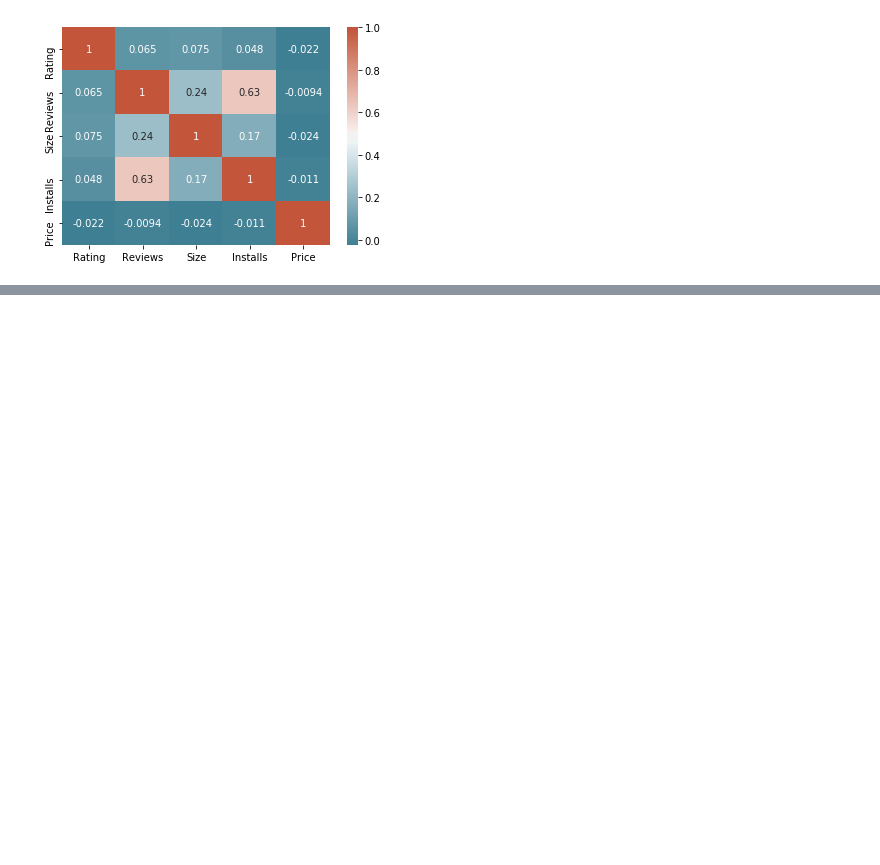
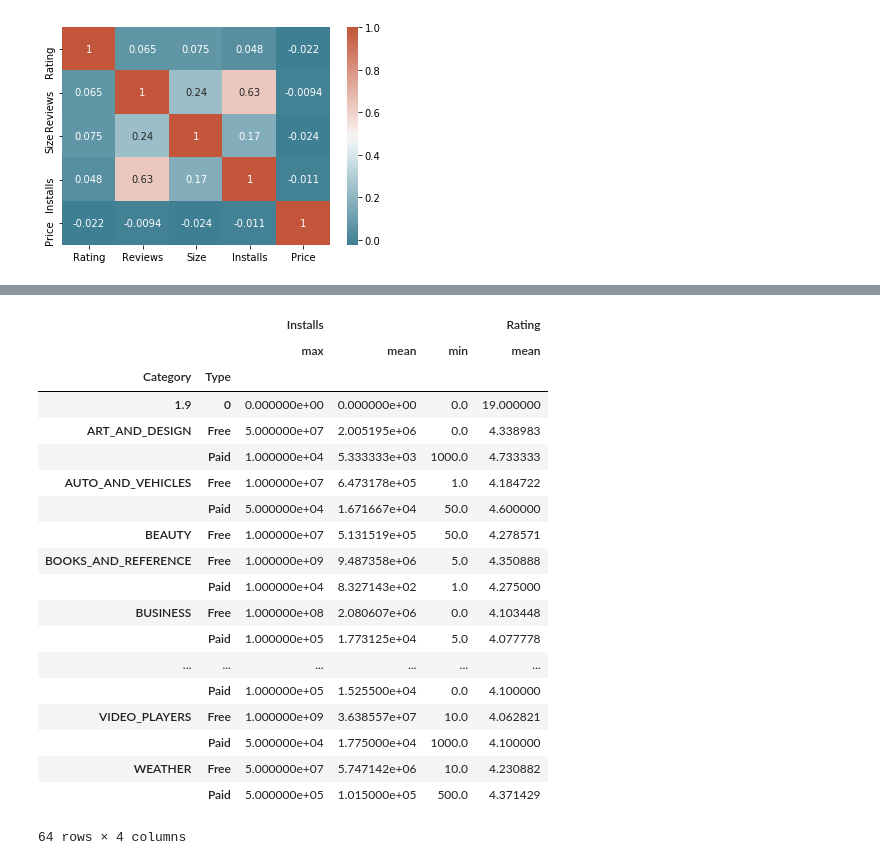
Before and after one commit to hector-moreno/datamad0119, a Jupyter notebook: module-1/pipelines-project/your-code/data/pipeline_steps.ipynb, the cells around one changed output, grey strips where cells are left out. Drawn from its saved outputs; the diff is of its cells as text; code cells hidden in the pictures; blank space fills up the shorter version.

```diff
--- a/module-1/pipelines-project/your-code/data/pipeline_steps.ipynb
+++ b/module-1/pipelines-project/your-code/data/pipeline_steps.ipynb
@@ -137,3 +169,29 @@ p =sns.heatmap(corrmat, annot=True, cmap=sns.diverging_palette(220, 20, as_cmap=
+# %%
+#Pivotamos las columnas 'Category' y 'Type' para conocer mejor los promedios en instalaciones y rating.
+table = pd.pivot_table(dfApp, values=['Rating', 'Installs'], index=['Category', 'Type'], aggfunc={'Rating': np.mean,'Installs': [min, max, np.mean]})
+
+table
+# %% [output]
+|  |  | Installs |  |  | Rating |
+|  |  | max | mean | min | mean |
+| Category | Type |  |  |  |  |
+| 1.9 | 0 | 0.000000e+00 | 0.000000e+00 | 0.0 | 19.000000 |
+| ART_AND_DESIGN | Free | 5.000000e+07 | 2.005195e+06 | 0.0 | 4.338983 |
+|  | Paid | 1.000000e+04 | 5.333333e+03 | 1000.0 | 4.733333 |
+| AUTO_AND_VEHICLES | Free | 1.000000e+07 | 6.473178e+05 | 1.0 | 4.184722 |
+|  | Paid | 5.000000e+04 | 1.671667e+04 | 50.0 | 4.600000 |
+| BEAUTY | Free | 1.000000e+07 | 5.131519e+05 | 50.0 | 4.278571 |
+| BOOKS_AND_REFERENCE | Free | 1.000000e+09 | 9.487358e+06 | 5.0 | 4.350888 |
+|  | Paid | 1.000000e+04 | 8.327143e+02 | 1.0 | 4.275000 |
+| BUSINESS | Free | 1.000000e+08 | 2.080607e+06 | 0.0 | 4.103448 |
+|  | Paid | 1.000000e+05 | 1.773125e+04 | 5.0 | 4.077778 |
+| ... | ... | ... | ... | ... | ... |
+|  | Paid | 1.000000e+05 | 1.525500e+04 | 0.0 | 4.100000 |
+| VIDEO_PLAYERS | Free | 1.000000e+09 | 3.638557e+07 | 10.0 | 4.062821 |
+|  | Paid | 5.000000e+04 | 1.775000e+04 | 1000.0 | 4.100000 |
+| WEATHER | Free | 5.000000e+07 | 5.747142e+06 | 10.0 | 4.230882 |
+|  | Paid | 5.000000e+05 | 1.015000e+05 | 500.0 | 4.371429 |
+64 rows × 4 columns
 # %%
 # Exporting DataFrame
 
```
Also changed, not shown: parts of 5 cells of this notebook, 6 other files.
